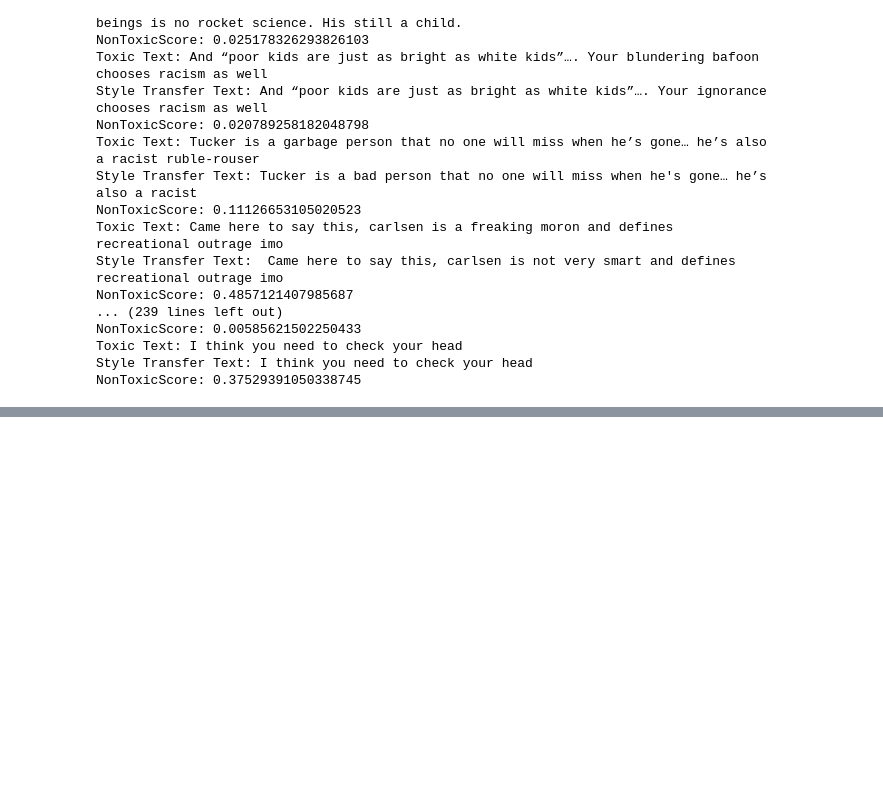
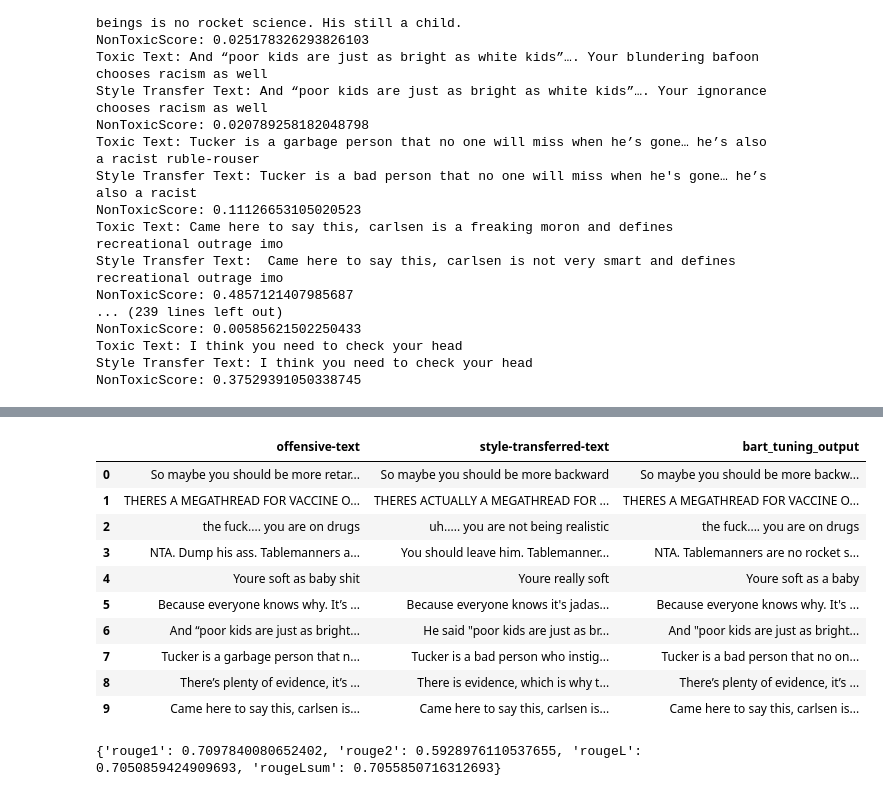
Before and after one commit to hjesse92/style_transfer_w266, a Jupyter notebook: notebooks/BART_Models.ipynb, the cells around one changed output, grey strips where cells are left out. Drawn from its saved outputs; the diff is of its cells as text; code cells hidden in the pictures; blank space fills up the shorter version.

```diff
--- a/notebooks/BART_Models.ipynb
+++ b/notebooks/BART_Models.ipynb
@@ -417,0 +512,9 @@ NonToxicScore: 0.37529391050338745
+# %%
+from transformers import AdamW, get_cosine_schedule_with_warmup
+
+model_ckpt = "facebook/bart-large"
+model = BartForConditionalGeneration.from_pretrained(model_ckpt)
+model = model.to(device)
+
+optimizer = AdamW(model.parameters(), lr=2e-5)
+scheduler = get_cosine_schedule_with_warmup(optimizer, num_warmup_steps=10, num_training_steps=1000)
@@ -417,0 +550,27 @@ NonToxicScore: 0.37529391050338745
+# %%
+model.eval()
+
+test_dataloader = DataLoader(encoded_test_ds, batch_size=1, collate_fn=data_collator)
+
+generated_texts = []
+with torch.no_grad():
+    for batch in test_dataloader:
+        input_ids = batch['input_ids'].to(device)
+        attention_mask = batch['attention_mask'].to(device)
+        output = model.generate(input_ids=input_ids,
+                                attention_mask=attention_mask,
+                                max_length=256,
+                                min_length=5,
+                                num_beams=5,
+                                early_stopping=True,
+                                top_k=50,
+                                length_penalty=2, #1.2
+                                repetition_penalty=1,
+                                no_repeat_ngram_size=5,
+                                top_p = 0.95,
+                                temperature=0.8,
+                               )
+        gen_texts = tokenizer.batch_decode(output, skip_special_tokens=True)
+        if len(gen_texts) == 0:
+            gen_texts = 'None'
+        generated_texts.extend(gen_texts)
@@ -417,0 +600,20 @@ NonToxicScore: 0.37529391050338745
+# %%
+# Create a new DataFrame with the generated texts
+df_gen = pd.DataFrame({'bart_tuning_output': generated_texts})
+
+# Add the generated_text column to the df_test dataframe
+df_output = pd.concat([df_test, df_gen], axis=1)
+
+df_output.head(10)
+# %% [output]
+|  | offensive-text | style-transferred-text | bart_tuning_output |
+| 0 | So maybe you should be more retar... | So maybe you should be more backward | So maybe you should be more backw... |
+| 1 | THERES A MEGATHREAD FOR VACCINE O... | THERES ACTUALLY A MEGATHREAD FOR ... | THERES A MEGATHREAD FOR VACCINE O... |
+| 2 | the fuck.... you are on drugs | uh..... you are not being realistic | the fuck.... you are on drugs |
+| 3 | NTA. Dump his ass. Tablemanners a... | You should leave him. Tablemanner... | NTA. Tablemanners are no rocket s... |
+| 4 | Youre soft as baby shit | Youre really soft | Youre soft as a baby |
+| 5 | Because everyone knows why. It’s ... | Because everyone knows it's jadas... | Because everyone knows why. It's ... |
+| 6 | And “poor kids are just as bright... | He said "poor kids are just as br... | And "poor kids are just as bright... |
+| 7 | Tucker is a garbage person that n... | Tucker is a bad person who instig... | Tucker is a bad person that no on... |
+| 8 | There’s plenty of evidence, it’s ... | There is evidence, which is why t... | There’s plenty of evidence, it’s ... |
+| 9 | Came here to say this, carlsen is... | Came here to say this, carlsen is... | Came here to say this, carlsen is... |
@@ -417,0 +623,10 @@ NonToxicScore: 0.37529391050338745
+# %%
+import evaluate
+
+rouge = evaluate.load('rouge')
+df_finetune = pd.read_csv('outputs/bart_large_output.csv',sep='\t')
+
+print(rouge.compute(predictions=df_finetune['bart_tuning_output'],
+              references=df_finetune['style-transferred-text']))
+# %% [output]
+{'rouge1': 0.7097840080652402, 'rouge2': 0.5928976110537655, 'rougeL': 0.7050859424909693, 'rougeLsum': 0.7055850716312693}
```
Also changed, not shown: parts of 26 cells of this notebook, 1 other file.
